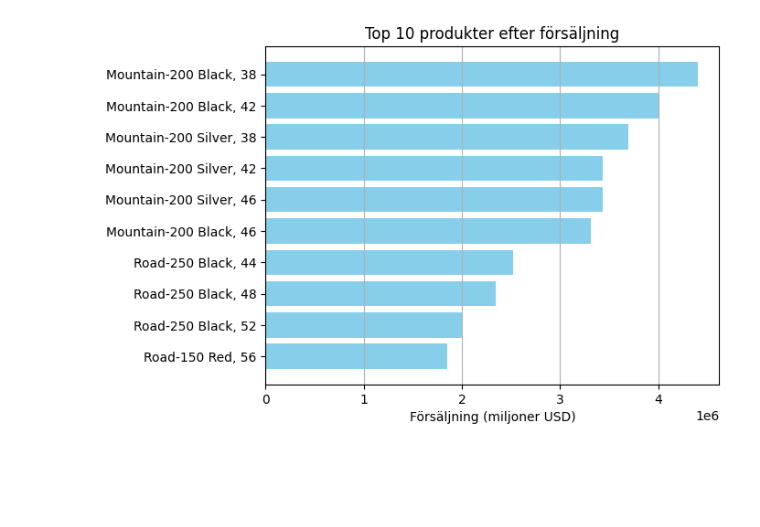
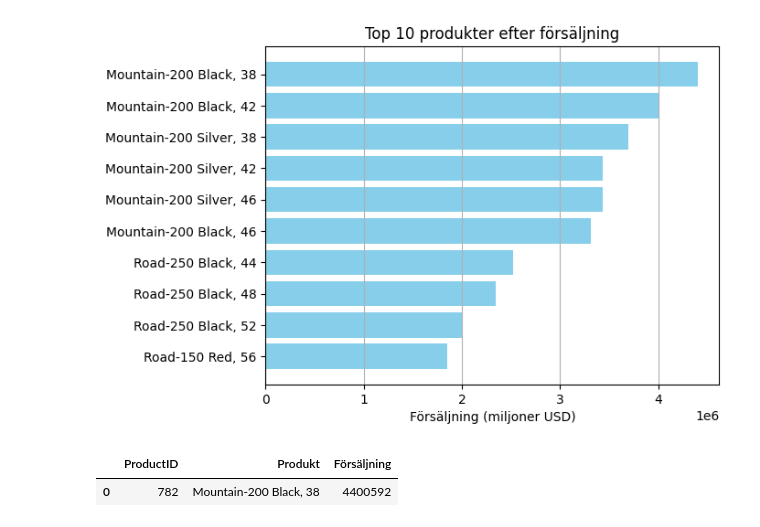
Before and after one commit to EliWei/SQL_uppgift_Dec25, a Jupyter notebook: Notebook.ipynb, the cells around one changed output. Cells and saved outputs as stored; diff of their text form; code cells hidden in the pictures; blank space fills up the shorter version.

```diff
--- a/Notebook.ipynb
+++ b/Notebook.ipynb
@@ -595,3 +595,23 @@ ax.grid(True, axis='x')
 plt.show()
 # %% [output]
 [figure]
+# %%
+sql_top_bestseller = """
+SELECT TOP 1
+    p.ProductID,
+    p.Name AS Produkt,
+    CAST(SUM(sod.LineTotal) AS INT ) AS Försäljning   ---- Använd LineTotal som är inkl eventuella rabatter
+FROM Production.Product p
+JOIN Sales.SalesOrderDetail sod
+    ON p.ProductID = sod.ProductID
+GROUP BY
+    p.ProductID,
+    p.Name
+ORDER BY Försäljning DESC;
+"""
+
+df_top_bestseller = query_df(sql_top_bestseller)
+df_top_bestseller
+# %% [output]
+|  | ProductID | Produkt | Försäljning |
+| 0 | 782 | Mountain-200 Black, 38 | 4400592 |
```
Also changed, not shown: parts of 10 cells of this notebook, 3 other files.
